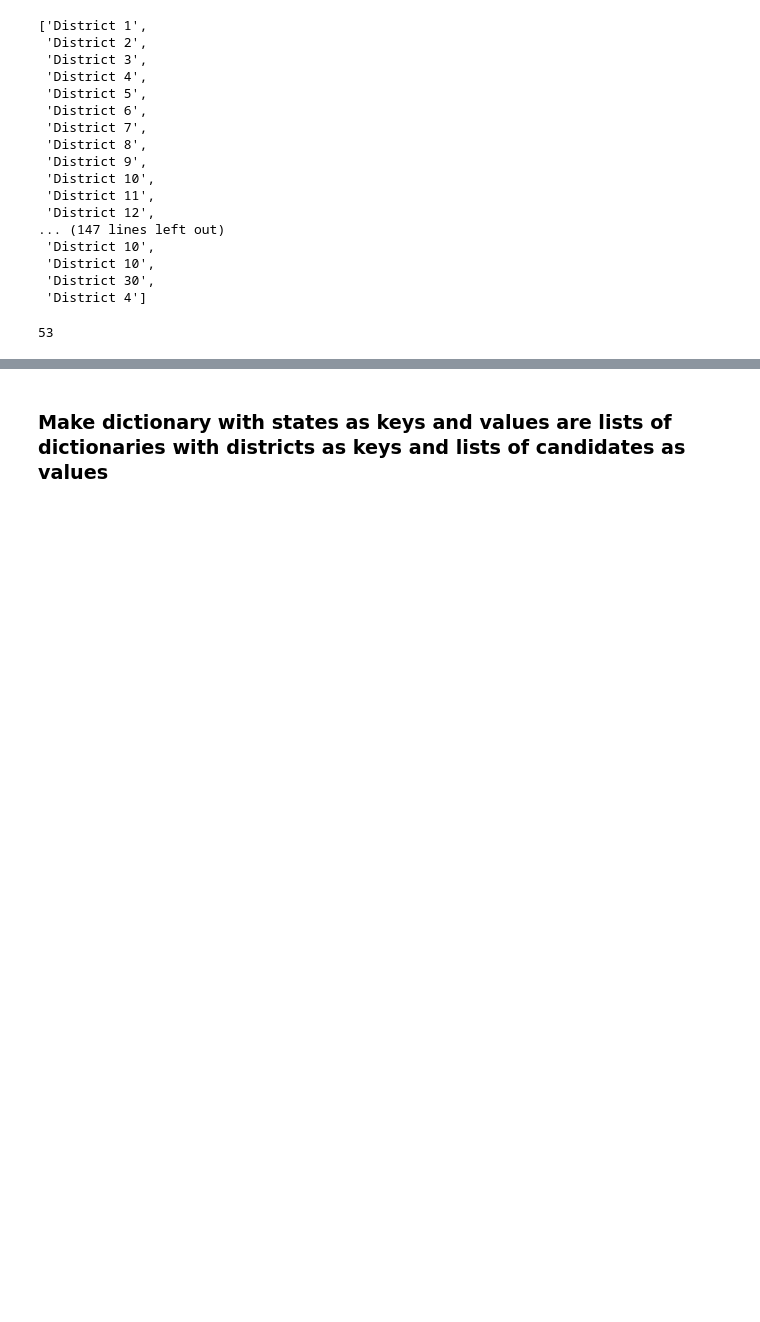
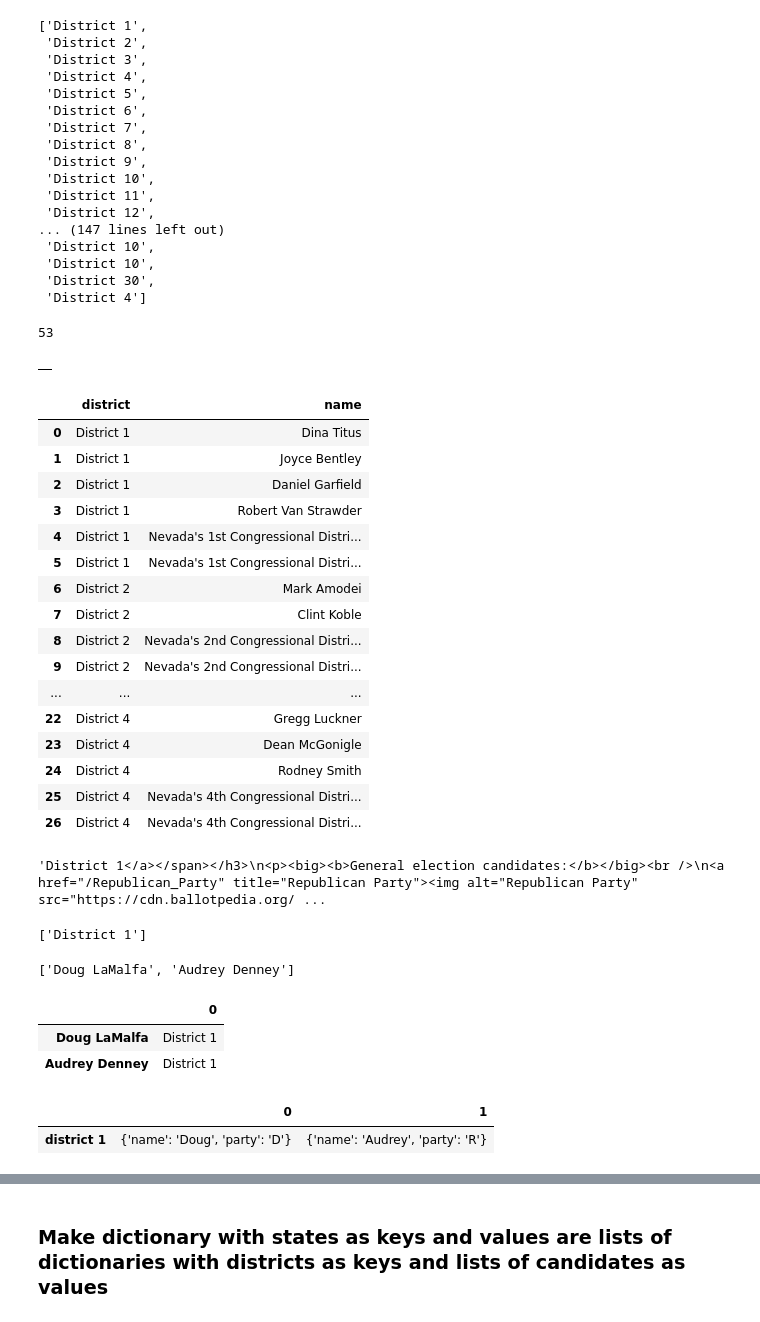
Before and after one commit to andrew-shackelford/Harvard_Twitter_Research_2018, a Jupyter notebook: midterm_candidate_scraper.ipynb, the cells around one changed output, grey strips where cells are left out. Cells and saved outputs as stored; diff of their text form; code cells hidden in the pictures; blank space fills up the shorter version.

```diff
--- a/midterm_candidate_scraper.ipynb
+++ b/midterm_candidate_scraper.ipynb
@@ -71,5 +72,5 @@ re.findall(r"District \d{1,2}", ca, re.DOTALL)
  'District 30',
  'District 4']
 # %%
-general_candidates = re.findall(r"District \d{1,2}.+?General election candidates.+?Primary", ca, re.DOTALL)
+districts = re.findall(r"District \d{1,2}.{1,300}General election candidates.+?Primary", ca, re.DOTALL)
 # %%
@@ -77,3 +78,39 @@ len(general_candidates)
 # %% [output]
 53
+# %%
+data = pd.DataFrame()
+data
+# %% [output]
+|  |
+# %%
+def get_candidates_for_state(state):
+    html = get_html_from_url("https://ballotpedia.org/United_States_House_of_Representatives_elections_in_{},_2018".format(state))
+    districts = re.findall(r"District \d{1,2}.{1,300}General election candidates.+?Primary", html, re.DOTALL)
+#     print(districts)
+    data = pd.DataFrame()
+    for district in districts:
+        district_string = re.findall(r"District \d{1,2}", district)[0]
+        candidate_names = re.findall(r"<a href=.+>(.+)</a>", district)
+        data = data.append(pd.DataFrame({'district': [district_string]*len(candidate_names), 'name': candidate_names}), ignore_index=True)
+    return data
+# %%
+get_candidates_for_state("Nevada")
+# %% [output]
+|  | district | name |
+| 0 | District 1 | Dina Titus |
+| 1 | District 1 | Joyce Bentley |
+| 2 | District 1 | Daniel Garfield |
+| 3 | District 1 | Robert Van Strawder |
+| 4 | District 1 | Nevada's 1st Congressional Distri... |
+| 5 | District 1 | Nevada's 1st Congressional Distri... |
+| 6 | District 2 | Mark Amodei |
+| 7 | District 2 | Clint Koble |
+| 8 | District 2 | Nevada's 2nd Congressional Distri... |
+| 9 | District 2 | Nevada's 2nd Congressional Distri... |
+| ... | ... | ... |
+| 22 | District 4 | Gregg Luckner |
+| 23 | District 4 | Dean McGonigle |
+| 24 | District 4 | Rodney Smith |
+| 25 | District 4 | Nevada's 4th Congressional Distri... |
+| 26 | District 4 | Nevada's 4th Congressional Distri... |
 # %%
@@ -83,3 +118,26 @@ re.findall
+# %%
+ex
+# %% [output]
+'District 1</a></span></h3>\n<p><big><b>General election candidates:</b></big><br />\n<a href="/Republican_Party" title="Republican Party"><img alt="Republican Party" src="https://cdn.ballotpedia.org/ ...
+# %%
+re.findall(r"District \d{1,2}", ex)
+# %% [output]
+['District 1']
+# %%
+re.findall(r"<a href.+>(.+)</a>", ex)
+# %% [output]
+['Doug LaMalfa', 'Audrey Denney']
+# %%
+pd.DataFrame(['District 1']*2,['Doug LaMalfa', 'Audrey Denney'])
+# %% [output]
+|  | 0 |
+| Doug LaMalfa | District 1 |
+| Audrey Denney | District 1 |
+# %%
+pd.DataFrame.from_dict({'district 1': [{'name': 'Doug', 'party': 'D'}, {'name': 'Audrey', 'party': 'R'}]}, orient='index')
+# %% [output]
+|  | 0 | 1 |
+| district 1 | {'name': 'Doug', 'party': 'D'} | {'name': 'Audrey', 'party': 'R'} |
 # %%
 general_candidates
 # %% [output]
```
Also changed, not shown: parts of 5 cells of this notebook.
